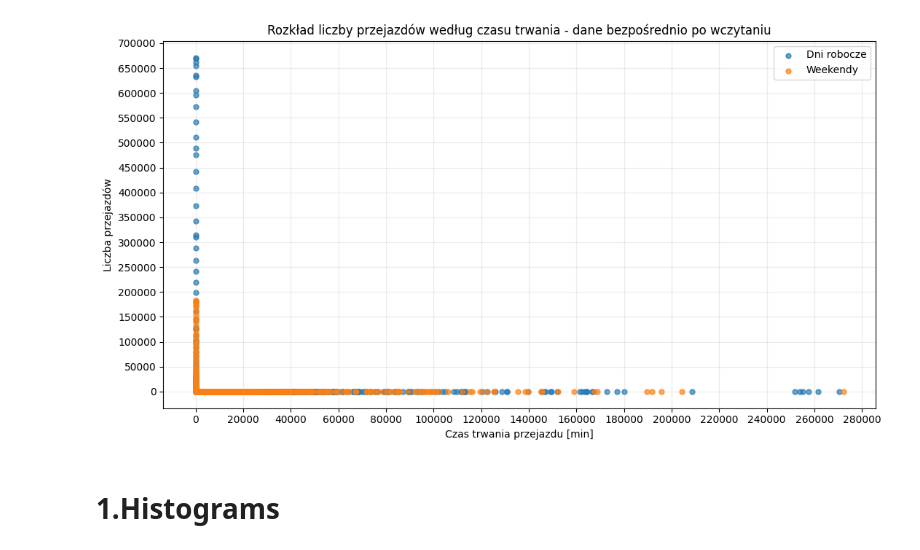
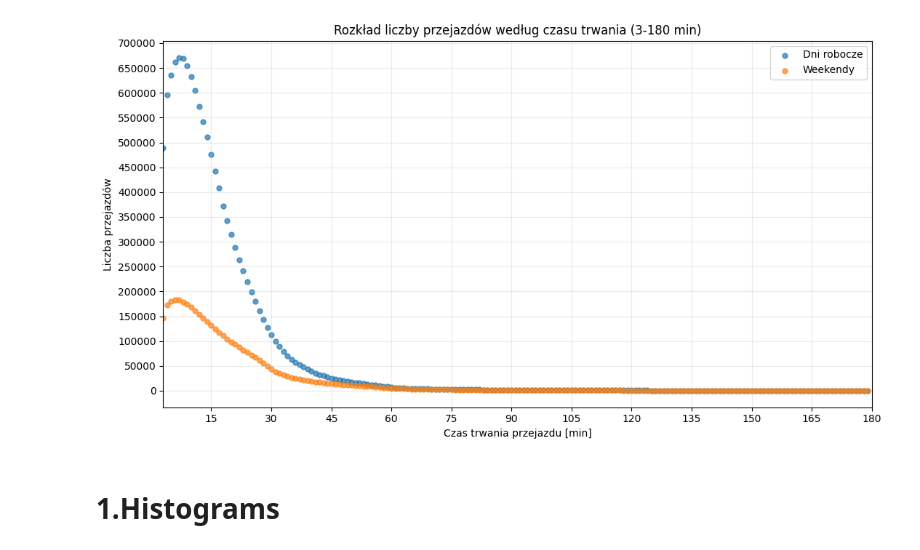
Before and after one commit to ArturWerys/london-bike-network-analysis, a Jupyter notebook: 06_duration_distribution_loglog.ipynb, the cells around one changed output. Drawn from its saved outputs; the diff is of its cells as text; code cells hidden in the pictures.

```diff
--- a/06_duration_distribution_loglog.ipynb
+++ b/06_duration_distribution_loglog.ipynb
@@ -10,7 +10,6 @@ DATA_DIR = BASE_DIR / "Data"
 DATA_FILE = DATA_DIR / "final_trip_data.parquet"
 # %%
 dur_dist_data = pd.read_parquet(DATA_FILE)
-dur_dist_data.drop(columns=["start_station_id", "end_station_id", "start_station_name", "end_station_name", "start_lat", "start_lon","end_lat", "end_lon", "bike_id", "bike_model"], inplace=True)
 dur_dist_data["start_day_of_week"] = dur_dist_data["start_date"].dt.day_name()
 
 dur_dist_data["total_duration_minutes"] = dur_dist_data["total_duration_ms"] / 60000
@@ -19,3 +18,4 @@ dur_dist_data["duration_min_bin"] = (
 )
 
 dur_dist_data.drop(columns=["total_duration_ms"], inplace=True)
+dur_dist_data.head()
@@ -39,0 +94,17 @@ dur_dist_data_weekends.head()
+# %%
+lower_limit = 3
+upper_limit = 180
+
+mask = (
+    (dur_dist_data["total_duration_minutes"] >= lower_limit) &
+    (dur_dist_data["total_duration_minutes"] <= upper_limit)
+)
+
+covered_count = mask.sum()
+total_count = len(dur_dist_data)
+
+covered_percent = covered_count / total_count * 100
+
+print(f"Liczba przejazdów w zakresie {lower_limit}-{upper_limit} min: {covered_count}")
+print(f"Liczba wszystkich przejazdów: {total_count}")
+print(f"Udział danych w tym zakresie: {covered_percent:.2f}%")
@@ -41,13 +136,19 @@ dur_dist_data_weekends.head()
 # ---------- Counting rides by duration ----------
 
 duration_counts_weekdays = (
-    dur_dist_data_weekdays["duration_min_bin"]
+    dur_dist_data_weekdays.loc[
+        dur_dist_data_weekdays["total_duration_minutes"].between(lower_limit, upper_limit),
+        "duration_min_bin"
+    ]
     .value_counts()
     .sort_index()
 )
 
 duration_counts_weekends = (
-    dur_dist_data_weekends["duration_min_bin"]
+    dur_dist_data_weekends.loc[
+        dur_dist_data_weekends["total_duration_minutes"].between(lower_limit, upper_limit),
+        "duration_min_bin"
+    ]
     .value_counts()
     .sort_index()
 )
@@ -57,35 +158,36 @@ duration_counts_weekends = (
 plt.figure(figsize=(11, 6))
 
 plt.scatter(
     duration_counts_weekdays.index,
     duration_counts_weekdays.values,
     s=25,
     alpha=0.7,
     label="Dni robocze"
 )
 
 plt.scatter(
     duration_counts_weekends.index,
     duration_counts_weekends.values,
     s=25,
     alpha=0.7,
     label="Weekendy"
 )
 
 plt.xlabel("Czas trwania przejazdu [min]")
 plt.ylabel("Liczba przejazdów")
-plt.title("Rozkład liczby przejazdów według czasu trwania - dane bezpośrednio po wczytaniu")
+plt.title(f"Rozkład liczby przejazdów według czasu trwania ({lower_limit}-{upper_limit} min)")
 
 plt.legend()
 plt.grid(alpha=0.25)
 
+plt.xlim(lower_limit, upper_limit)
 plt.gca().xaxis.set_major_locator(ticker.MaxNLocator(15))
 plt.gca().yaxis.set_major_locator(ticker.MaxNLocator(15))
 
 plt.tight_layout()
 plt.show()
 # %% [output]
-[figure, old version]
+[figure, new version]
 # %% [markdown]
 # 1.Histograms
 # %%
```
Also changed, not shown: parts of 21 cells of this notebook, 8 other files.
